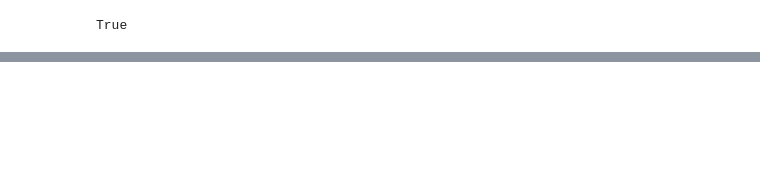
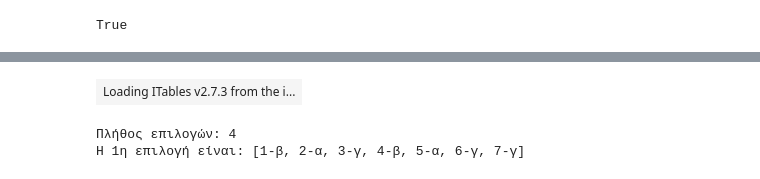
Before and after one commit to PK9811-hub/panellinies_exams_dataset, a Jupyter notebook: notebooks/test_matching.ipynb, the cells around one changed output, grey strips where cells are left out. Cells and saved outputs as stored; diff of their text form; code cells hidden in the pictures; blank space fills up the shorter version.

```diff
--- a/notebooks/test_matching.ipynb
+++ b/notebooks/test_matching.ipynb
@@ -217,3 +220,27 @@ if isinstance (compare_results, dict):
 |  | id |
 --- IDs που υπάρχουν ΜΟΝΟ στο παλιό dataset ---
 |  | id |
+# %%
+#testing conversion of matching questions into multiple choices ones for LLM evaluation
+test_df = apply_matching_processing(df)
+
+matching_only_df = test_df[test_df['format'] == 'matching'][['id', 'processed_choices', 'new_answer_index']]
+
+show(matching_only_df,
+     layout={"top1": "searchBuilder"},
+     buttons=[
+         "pageLength",
+         {"extend": "excelHtml5", "title": "test_df_matching_questions"}
+     ]
+)
+# %% [output]
+| Loading ITables v2.7.3 from the i... |
+# %%
+#matching_questions validation
+first_matching = test_df[test_df['format'] == 'matching'].iloc[0]
+
+print(f"Πλήθος επιλογών: {len(first_matching['processed_choices'])}")
+print(f"Η 1η επιλογή είναι: {first_matching['processed_choices'][0]}")
+# %% [output]
+Πλήθος επιλογών: 4
+Η 1η επιλογή είναι: [1-β, 2-α, 3-γ, 4-β, 5-α, 6-γ, 7-γ]
```
Also changed, not shown: parts of 5 cells of this notebook, 3 other files.
